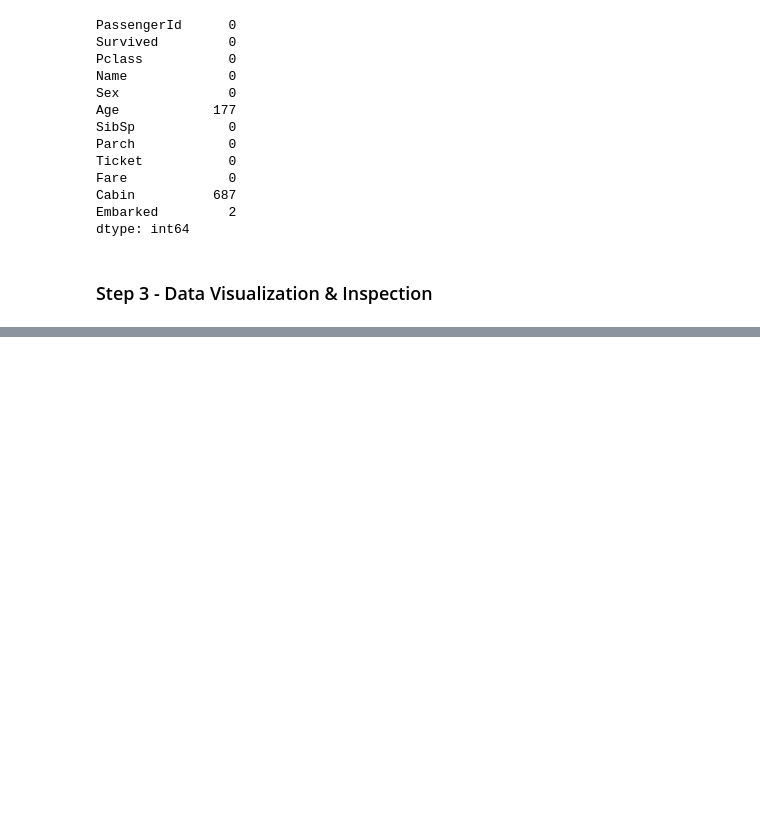
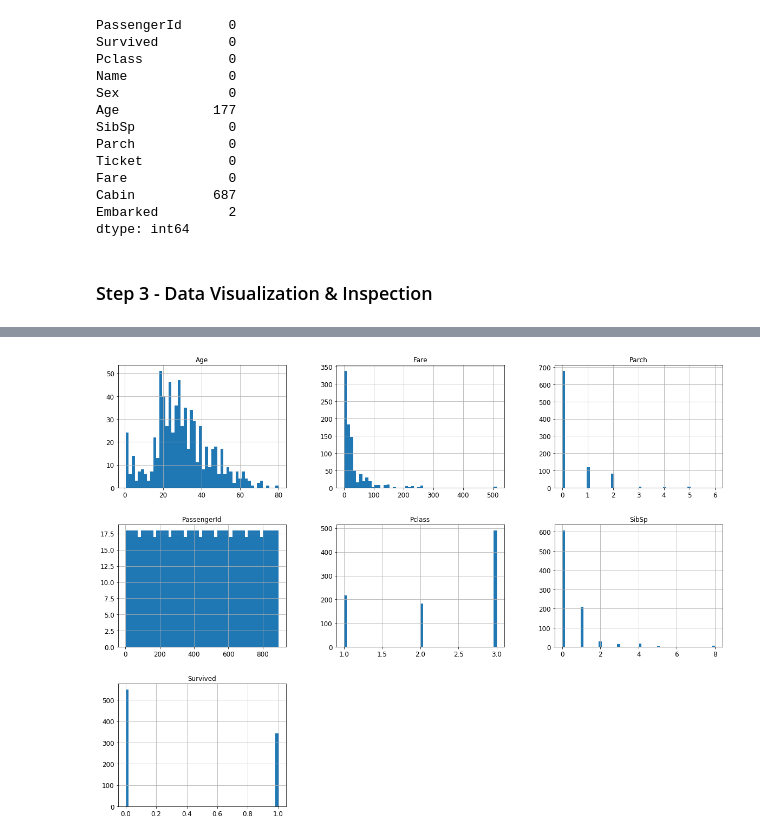
Before and after one commit to amitbcp/machine_learning_problems, a Jupyter notebook: Examples-ScikitLearn/Machine Learning Project - Titanic - Kaggle.ipynb, the cells around one changed output, grey strips where cells are left out. Drawn from its saved outputs; the diff is of its cells as text; code cells hidden in the pictures; blank space fills up the shorter version.

Commit message:
Titanic Kaggle completed, need to clean and modularize

```diff
--- a/Examples-ScikitLearn/Machine Learning Project - Titanic - Kaggle.ipynb
+++ b/Examples-ScikitLearn/Machine Learning Project - Titanic - Kaggle.ipynb
@@ -16,6 +16,8 @@ import pickle
 %matplotlib inline
 import matplotlib
 import matplotlib.pyplot as pt
+import seaborn as sns
+sns.set(font_scale=1)
 
 pt.rcParams['axes.labelsize'] = 14
 pt.rcParams['xtick.labelsize'] = 12
@@ -40,6 +42,8 @@ def save_fig(fig_id,tight_layout=True,fig_extension='png',resolution=300):
 import pickle
 
 def save_model(model,model_name):
+    if not os.path.exists(PROJECT_OUTPUT_PATH):
+        os.makedirs(PROJECT_OUTPUT_PATH)
     model_file = os.path.join(PROJECT_OUTPUT_PATH,model_name+'.pkl')
     with open(model_file, 'wb') as f:
         pickle.dump(model, f)
@@ -150,0 +166,9 @@ dtype: int64
+# %%
+#We can see the graphical distribution too as follows
+import matplotlib.pyplot as plt
+#Vertical Axis has number of instances
+#Horizontal Axis has values of the attributes
+titanic.hist(bins=50,figsize=(20,15))
+plt.show()
+# %% [output]
+[figure, added]
```
Also changed, not shown: parts of 61 cells of this notebook.
